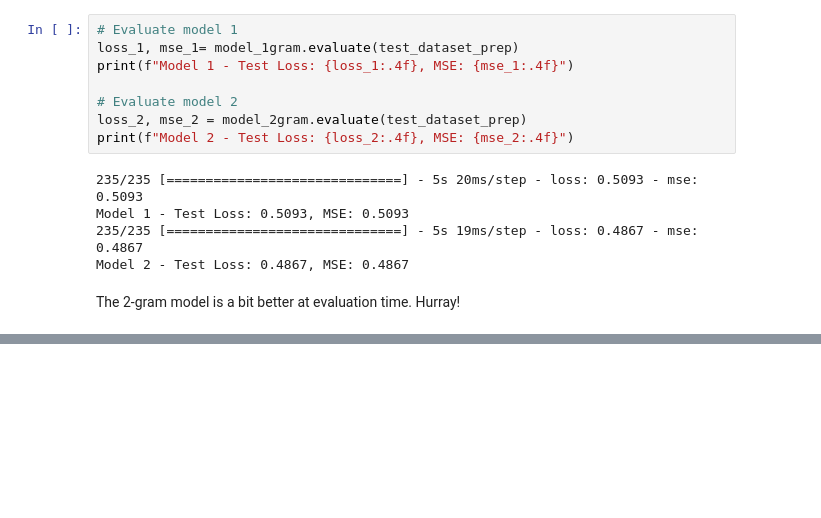
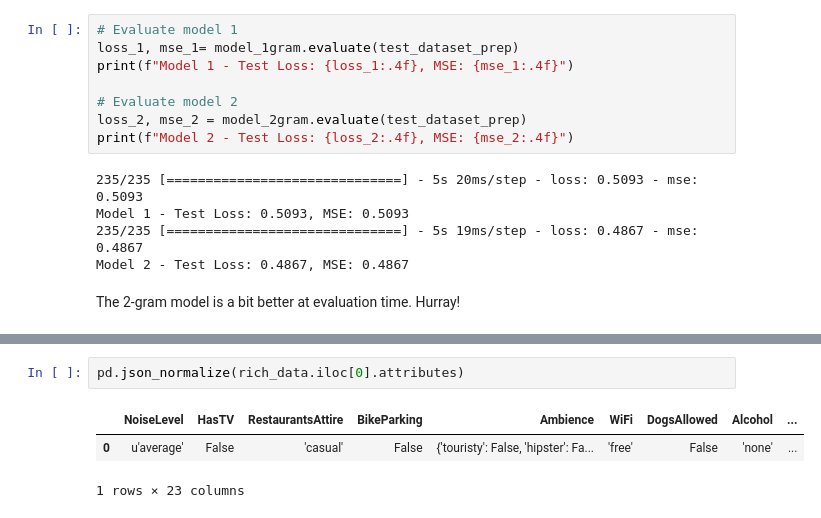
Before and after one commit to de-lachende-cavalier/amd-project, a Jupyter notebook: dl_notebook.ipynb, the cells around one changed output, grey strips where cells are left out. Drawn from its saved outputs; the diff is of its cells as text; blank space fills up the shorter version.

```diff
--- a/dl_notebook.ipynb
+++ b/dl_notebook.ipynb
@@ -439,0 +525,6 @@ The 2-gram model is a bit better at evaluation time. Hurray!
+# %%
+pd.json_normalize(rich_data.iloc[0].attributes)
+# %% [output]
+|  | NoiseLevel | HasTV | RestaurantsAttire | BikeParking | Ambience | WiFi | DogsAllowed | Alcohol | ... |
+| 0 | u'average' | False | 'casual' | False | {'touristy': False, 'hipster': Fa... | 'free' | False | 'none' | ... |
+1 rows × 23 columns
```
Also changed, not shown: parts of 19 cells of this notebook.
